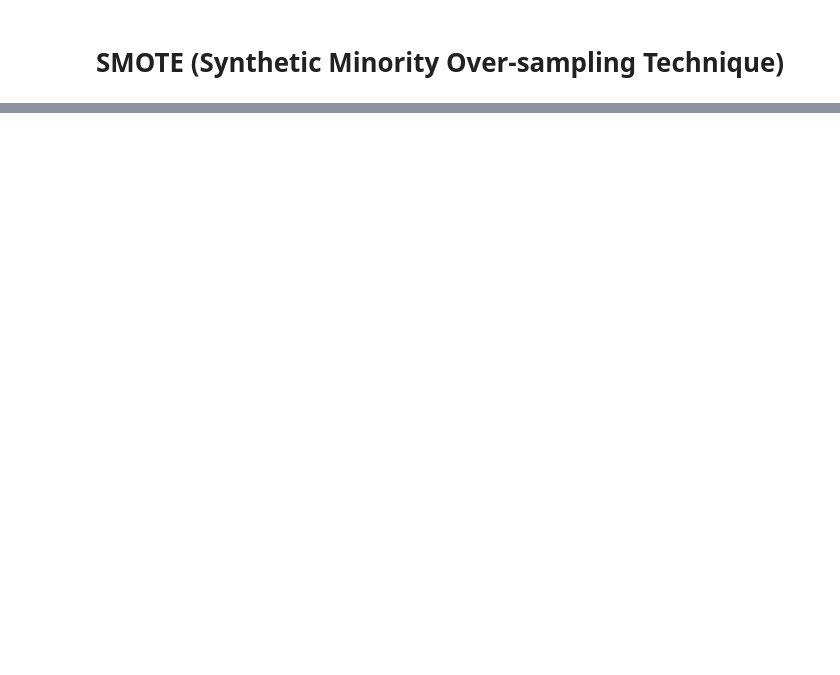
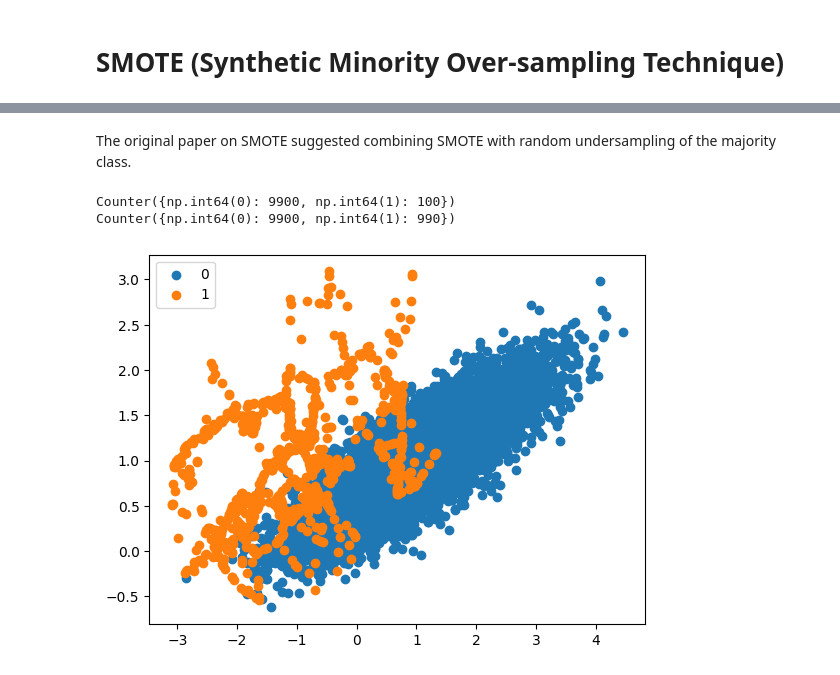
Before and after one commit to xiangshiyin/machine-learning-for-actuarial-science, a Jupyter notebook: 2025-spring/week09/notebook/demo.ipynb, the cells around one changed output, grey strips where cells are left out. Saved outputs shown, nothing was run; the diff lists cells and outputs as text; code cells hidden in the pictures; blank space fills up the shorter version.

```diff
--- a/2025-spring/week09/notebook/demo.ipynb
+++ b/2025-spring/week09/notebook/demo.ipynb
@@ -60,0 +105,26 @@ plt.show()
+# %% [markdown]
+The original paper on SMOTE suggested combining SMOTE with random undersampling of the majority class.
+# %%
+from imblearn.over_sampling import SMOTE
+from imblearn.under_sampling import RandomUnderSampler
+from imblearn.pipeline import Pipeline
+
+X, y = generate_imbalanced_dataset(n_sample=10000, minority_ratio=0.01, random_state=1)
+counter = Counter(y)
+print(counter)
+
+over = SMOTE(sampling_strategy=0.1)
+X, y = over.fit_resample(X, y)
+counter = Counter(y)
+print(counter)
+
+for label in counter:
+    row_ix = np.where(y == label)[0]
+    plt.scatter(X[row_ix, 0], X[row_ix, 1], label=str(label))
+
+plt.legend()
+plt.show()
+# %% [output]
+Counter({np.int64(0): 9900, np.int64(1): 100})
+Counter({np.int64(0): 9900, np.int64(1): 990})
+[figure, added]
```
Also changed, not shown: parts of 5 cells of this notebook.
